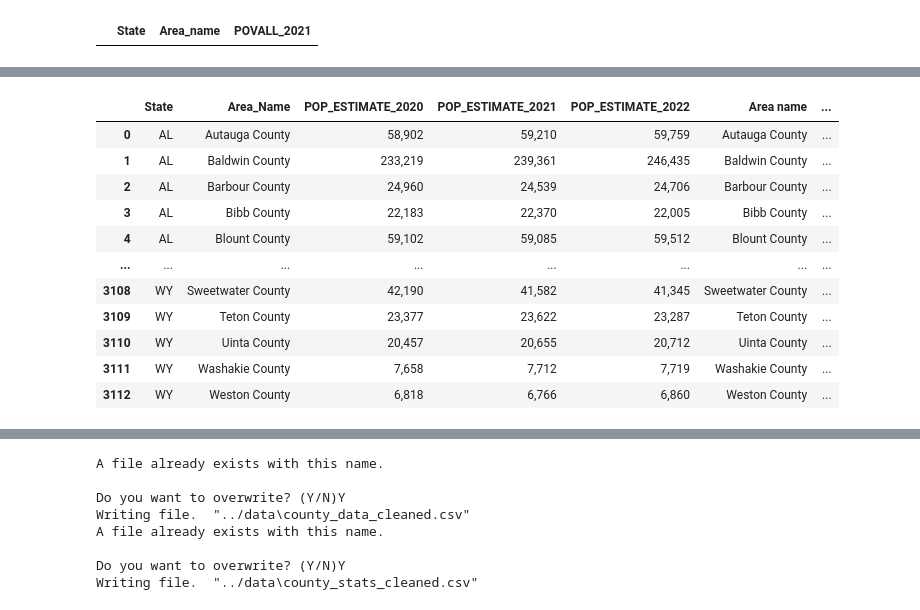
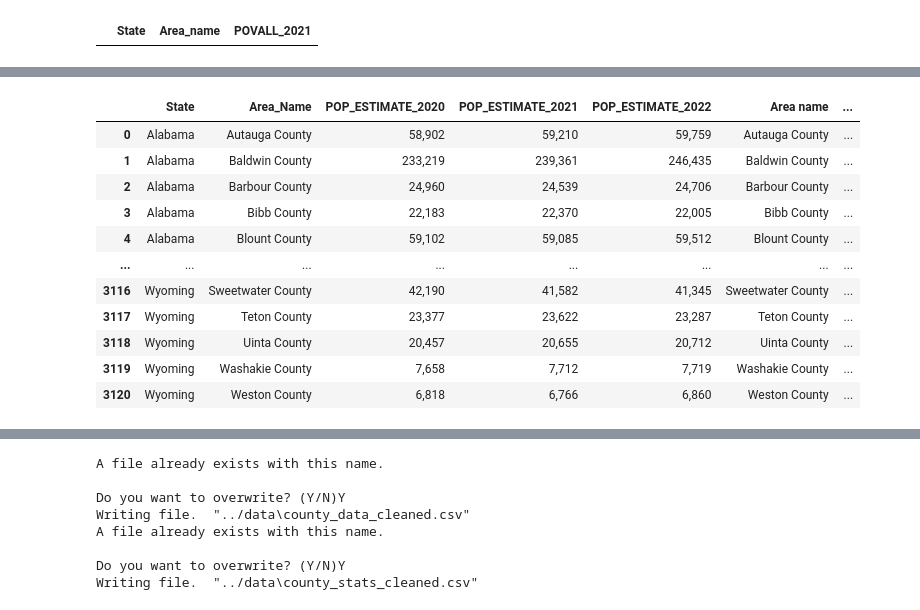
Before and after one commit to mattshinder/US-County-COVID-19-Correlations, a Jupyter notebook: data_wrangling.ipynb, the cells around one changed output, grey strips where cells are left out. Cells and saved outputs as stored; diff of their text form; code cells hidden in the pictures.

```diff
--- a/data_wrangling.ipynb
+++ b/data_wrangling.ipynb
@@ -189,9 +189,11 @@ county_data.head()
 # %%
 # Now lets work with our other data sources taken from https://www.ers.usda.gov/data-products/county-level-data-sets/county-level-data-sets-download-data/
 # the supplied CSV data file is the data directory
+# demographics taken from https://data.census.gov/table?q=P6&t=Race+and+Ethnicity&g=010XX00US$0500000&y=2020&tid=DECENNIALDHC2020.P6
 education = pd.read_csv('../data/education.csv')
 population = pd.read_csv('../data/population_estimates.csv')
 poverty = pd.read_csv('../data/poverty_estimates.csv')
+demographics = pd.read_csv('../data/demographics.csv')
 # %%
 # Call info to get a summary of the data
 education.info()
@@ -417,0 +456,12 @@ poverty[poverty.isna().any(axis=1)]
+# %%
+demographics[['Name', 'State']] = demographics['NAME'].str.split(', ', expand=True)
+demographics = demographics.iloc[1:]
+demographics[['P6_001N', 'P6_002N', 'P6_003N', 'P6_004N', 'P6_005N', 'P6_006N']] = demographics[['P6_001N', 'P6_002N', 'P6_003N', 'P6_004N', 'P6_005N', 'P6_006N']].astype(int)
+demographics[['P6_002N', 'P6_003N', 'P6_004N', 'P6_005N', 'P6_006N']] = demographics[['P6_002N', 'P6_003N', 'P6_004N', 'P6_005N', 'P6_006N']].div(demographics['P6_001N'], axis=0) * 100
+# df[['A', 'B', 'C']] = df[['A', 'B', 'C']].div(df['D'], axis=0)
+demographics = demographics[['Name', 'State', 'P6_002N', 'P6_003N', 'P6_004N', 'P6_005N', 'P6_006N']]
+
+demographics.rename(columns={'P6_002N': 'Percent Caucasian','P6_003N':'Percent African American','P6_004N':'Percent Indian',
+                             'P6_005N':'Percent Asian', 'P6_006N':'Percent Pacific'},inplace=True)
+
+demographics.head()
@@ -420,17 +477,74 @@ Now we merge all data sources together
 # %%
 county_stats = pd.merge(population, education, left_on=['State', 'Area_Name'], right_on=['State', 'Area name'])
 county_stats = pd.merge(county_stats, poverty, left_on=['State', 'Area name'], right_on=['State', 'Area_name'])
+#county_stats = pd.merge(county_stats, demographics, left_on=['State', 'Area name'], right_on=['State', 'Name'])
+states = {
+        'AL': 'Alabama',
+        'AK': 'Alaska',
+        'AZ': 'Arizona',
+        'AR': 'Arkansas',
+        'CA': 'California',
+        'CO': 'Colorado',
+        'CT': 'Connecticut',
+        'DE': 'Delaware',
+        'DC': 'District of Columbia',
+        'FL': 'Florida',
+        'GA': 'Georgia',
+        'HI': 'Hawaii',
+        'ID': 'Idaho',
+        'IL': 'Illinois',
+        'IN': 'Indiana',
+        'IA': 'Iowa',
+        'KS': 'Kansas',
+        'KY': 'Kentucky',
+        'LA': 'Louisiana',
+        'ME': 'Maine',
+        'MD': 'Maryland',
+        'MA': 'Massachusetts',
+        'MI': 'Michigan',
+        'MN': 'Minnesota',
+        'MS': 'Mississippi',
+        'MO': 'Missouri',
+        'MT': 'Montana',
+        'NE': 'Nebraska',
+        'NV': 'Nevada',
+        'NH': 'New Hampshire',
+        'NJ': 'New Jersey',
+        'NM': 'New Mexico',
+        'NY': 'New York',
+        'NC': 'North Carolina',
+        'ND': 'North Dakota',
+        'OH': 'Ohio',
+        'OK': 'Oklahoma',
+        'OR': 'Oregon',
+        'PA': 'Pennsylvania',
+        'RI': 'Rhode Island',
+        'SC': 'South Carolina',
+        'SD': 'South Dakota',
+        'TN': 'Tennessee',
+        'TX': 'Texas',
+        'UT': 'Utah',
+        'VT': 'Vermont',
+        'VA': 'Virginia',
+        'WA': 'Washington',
+        'WV': 'West Virginia',
+        'WI': 'Wisconsin',
+        'WY': 'Wyoming',
+      }
+county_stats['State'] = county_stats['State'].replace(states)
+
+county_stats = pd.merge(county_stats, demographics, left_on=['State', 'Area name'], right_on=['State', 'Name'])
 county_stats
 # %% [output]
 |  | State | Area_Name | POP_ESTIMATE_2020 | POP_ESTIMATE_2021 | POP_ESTIMATE_2022 | Area name | ... |
-| 0 | AL | Autauga County | 58,902 | 59,210 | 59,759 | Autauga County | ... |
-| 1 | AL | Baldwin County | 233,219 | 239,361 | 246,435 | Baldwin County | ... |
-| 2 | AL | Barbour County | 24,960 | 24,539 | 24,706 | Barbour County | ... |
-| 3 | AL | Bibb County | 22,183 | 22,370 | 22,005 | Bibb County | ... |
-| 4 | AL | Blount County | 59,102 | 59,085 | 59,512 | Blount County | ... |
+| 0 | Alabama | Autauga County | 58,902 | 59,210 | 59,759 | Autauga County | ... |
+| 1 | Alabama | Baldwin County | 233,219 | 239,361 | 246,435 | Baldwin County | ... |
+| 2 | Alabama | Barbour County | 24,960 | 24,539 | 24,706 | Barbour County | ... |
+| 3 | Alabama | Bibb County | 22,183 | 22,370 | 22,005 | Bibb County | ... |
+| 4 | Alabama | Blount County | 59,102 | 59,085 | 59,512 | Blount County | ... |
 | ... | ... | ... | ... | ... | ... | ... | ... |
-| 3108 | WY | Sweetwater County | 42,190 | 41,582 | 41,345 | Sweetwater County | ... |
-| 3109 | WY | Teton County | 23,377 | 23,622 | 23,287 | Teton County | ... |
-| 3110 | WY | Uinta County | 20,457 | 20,655 | 20,712 | Uinta County | ... |
-| 3111 | WY | Washakie County | 7,658 | 7,712 | 7,719 | Washakie County | ... |
-| 3112 | WY | Weston County | 6,818 | 6,766 | 6,860 | Weston County | ... |
+| 3116 | Wyoming | Sweetwater County | 42,190 | 41,582 | 41,345 | Sweetwater County | ... |
+| 3117 | Wyoming | Teton County | 23,377 | 23,622 | 23,287 | Teton County | ... |
+| 3118 | Wyoming | Uinta County | 20,457 | 20,655 | 20,712 | Uinta County | ... |
+| 3119 | Wyoming | Washakie County | 7,658 | 7,712 | 7,719 | Washakie County | ... |
+| 3120 | Wyoming | Weston County | 6,818 | 6,766 | 6,860 | Weston County | ... |
```
Also changed, not shown: parts of 24 cells of this notebook, 1 other file.
